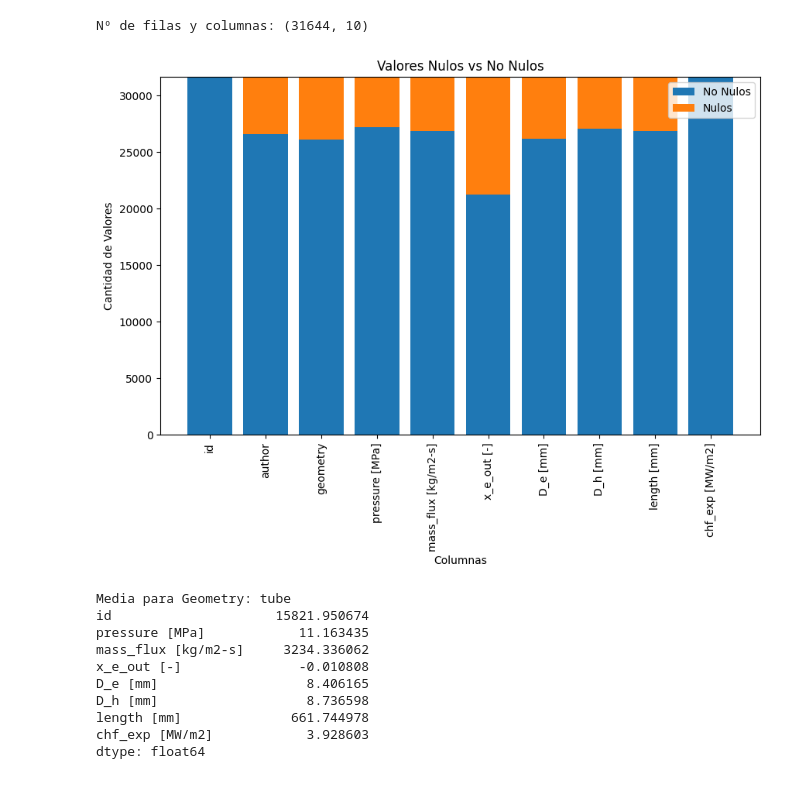
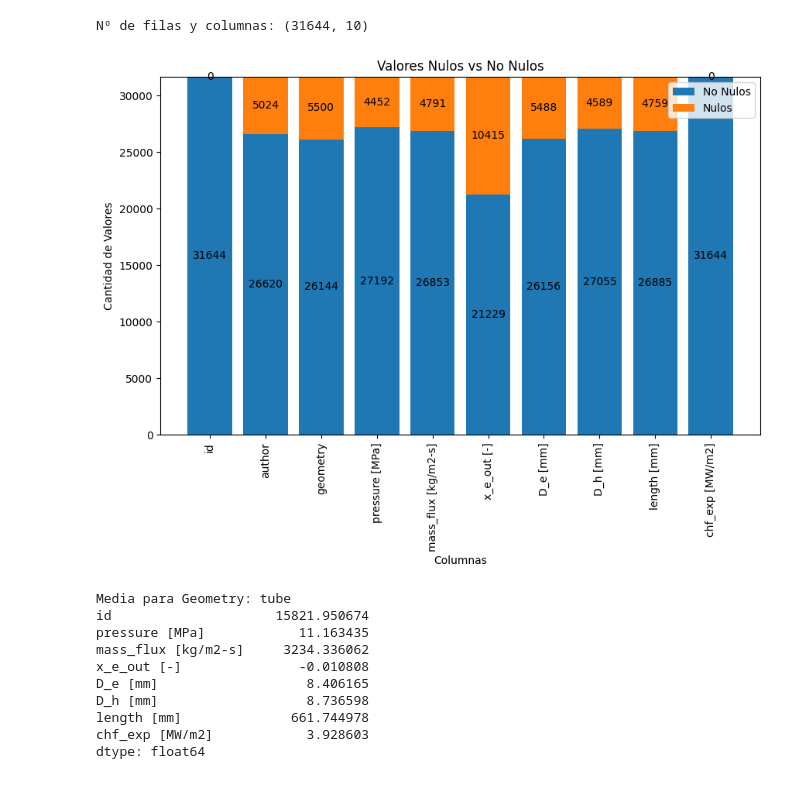
Before and after one commit to iayasa/Feature-Imputation-with-a-Heat-Flux-Dataset, a Jupyter notebook: EDA.ipynb, the cells around one changed output. Cells and saved outputs as stored; diff of their text form; code cells hidden in the pictures.

```diff
--- a/EDA.ipynb
+++ b/EDA.ipynb
@@ -40,35 +43,42 @@ print("Nº de filas y columnas:", data.shape)
 # %% [output]
 Nº de filas y columnas: (31644, 10)
 # %%
+import matplotlib.pyplot as plt
+
 # Calcula la cantidad de valores nulos y no nulos en cada columna
 null_counts = data.isnull().sum()
 nonnull_counts = data.notnull().sum()
 
 # Crea una lista con los nombres de las columnas
 column_names = data.columns.tolist()
 
 # Crea la figura y los ejes
 fig, ax = plt.subplots(figsize=(10, 6))
 
 # Crea las barras apiladas
 ax.bar(column_names, nonnull_counts, label='No Nulos')
 ax.bar(column_names, null_counts, bottom=nonnull_counts, label='Nulos')
 
 # Configura el título y las etiquetas de los ejes
 ax.set_title('Valores Nulos vs No Nulos')
 ax.set_xlabel('Columnas')
 ax.set_ylabel('Cantidad de Valores')
 
 # Muestra la leyenda
 ax.legend()
 
 # Rota las etiquetas del eje x para mejorar la legibilidad si hay muchas columnas
 plt.xticks(rotation=90)
 
+# Agrega los valores a las barras
+for i, (nonnull_count, null_count) in enumerate(zip(nonnull_counts, null_counts)):
+    ax.annotate(str(nonnull_count), (i, nonnull_count/2), ha='center', va='center')
+    ax.annotate(str(null_count), (i, nonnull_count + null_count/2), ha='center', va='center')
+
 # Muestra la gráfica de barras
 plt.show()
 # %% [output]
-[figure, old version]
+[figure, new version]
 # %%
 # Calcular la media por geometría.
 
```
Also changed, not shown: parts of 2 cells of this notebook, 1 other file.
